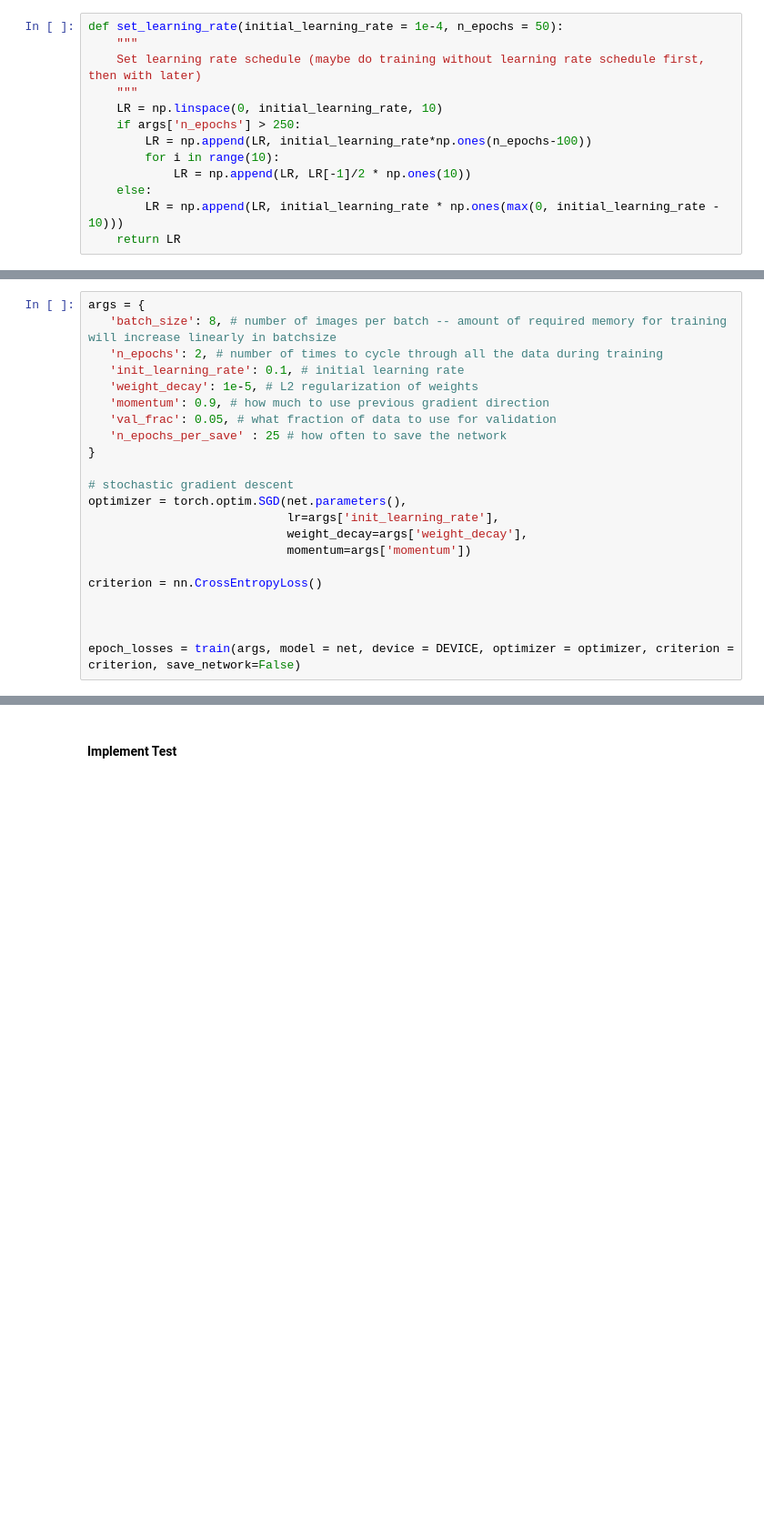
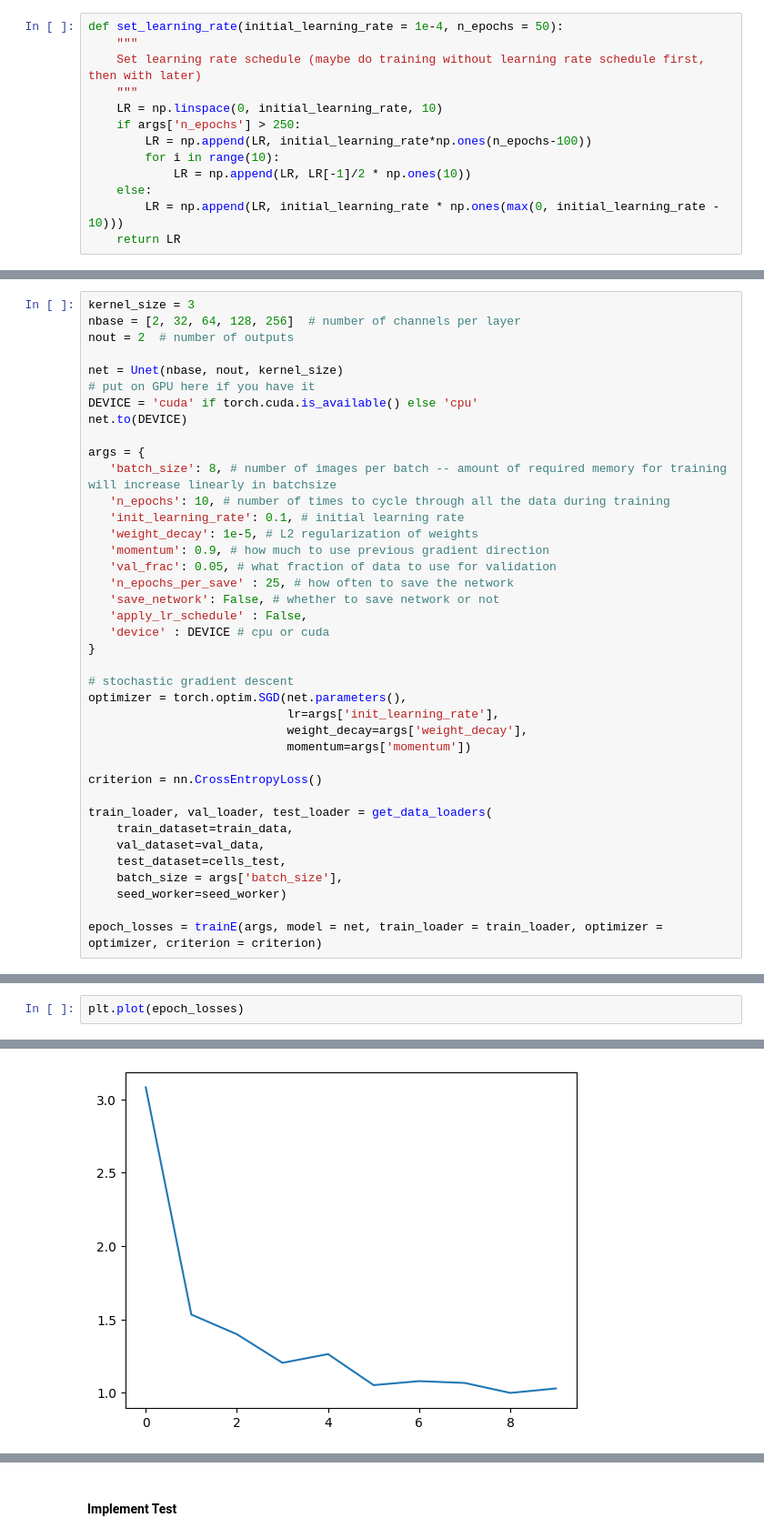
Before and after one commit to atleer/DL-demos, a Jupyter notebook: project_templates/neuroscience/ca_imaging/cellular_segmentation_adapted.ipynb, the cells around one changed output, grey strips where cells are left out. Shown at 91% size. Cells and saved outputs as stored; diff of their text form; blank space fills up the shorter version.

```diff
--- a/project_templates/neuroscience/ca_imaging/cellular_segmentation_adapted.ipynb
+++ b/project_templates/neuroscience/ca_imaging/cellular_segmentation_adapted.ipynb
@@ -539,14 +531,26 @@ def train(args, model, device, optimizer, criterion, save_network=True, apply_lr
 
     return epoch_losses
 # %%
+kernel_size = 3
+nbase = [2, 32, 64, 128, 256]  # number of channels per layer
+nout = 2  # number of outputs
+
+net = Unet(nbase, nout, kernel_size)
+# put on GPU here if you have it
+DEVICE = 'cuda' if torch.cuda.is_available() else 'cpu'
+net.to(DEVICE)
+
 args = {
    'batch_size': 8, # number of images per batch -- amount of required memory for training will increase linearly in batchsize
-   'n_epochs': 2, # number of times to cycle through all the data during training
+   'n_epochs': 10, # number of times to cycle through all the data during training
    'init_learning_rate': 0.1, # initial learning rate
    'weight_decay': 1e-5, # L2 regularization of weights
    'momentum': 0.9, # how much to use previous gradient direction
    'val_frac': 0.05, # what fraction of data to use for validation
-   'n_epochs_per_save' : 25 # how often to save the network
+   'n_epochs_per_save' : 25, # how often to save the network
+   'save_network': False, # whether to save network or not
+   'apply_lr_schedule' : False,
+   'device' : DEVICE # cpu or cuda
 }
 
 # stochastic gradient descent
@@ -557,6 +561,11 @@ optimizer = torch.optim.SGD(net.parameters(),
 
 criterion = nn.CrossEntropyLoss()
 
+train_loader, val_loader, test_loader = get_data_loaders(
+    train_dataset=train_data,
+    val_dataset=val_data,
+    test_dataset=cells_test,
+    batch_size = args['batch_size'],
+    seed_worker=seed_worker)
 
-
-epoch_losses = train(args, model = net, device = DEVICE, optimizer = optimizer, criterion = criterion, save_network=False)
+epoch_losses = trainE(args, model = net, train_loader = train_loader, optimizer = optimizer, criterion = criterion)
@@ -562,0 +596,3 @@ epoch_losses = train(args, model = net, device = DEVICE, optimizer = optimizer,
+# %%
+plt.plot(epoch_losses)
+# %% [output]
@@ -562,0 +600 @@ epoch_losses = train(args, model = net, device = DEVICE, optimizer = optimizer,
+[figure, added]
```
Also changed, not shown: parts of 33 cells of this notebook, 5 other files.
